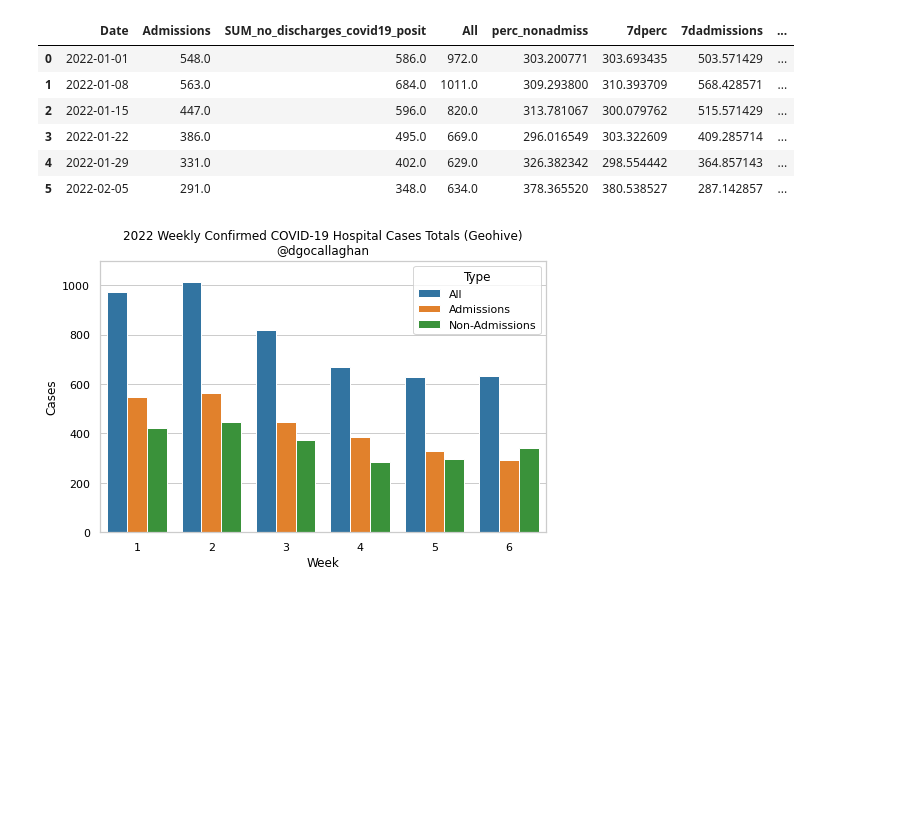
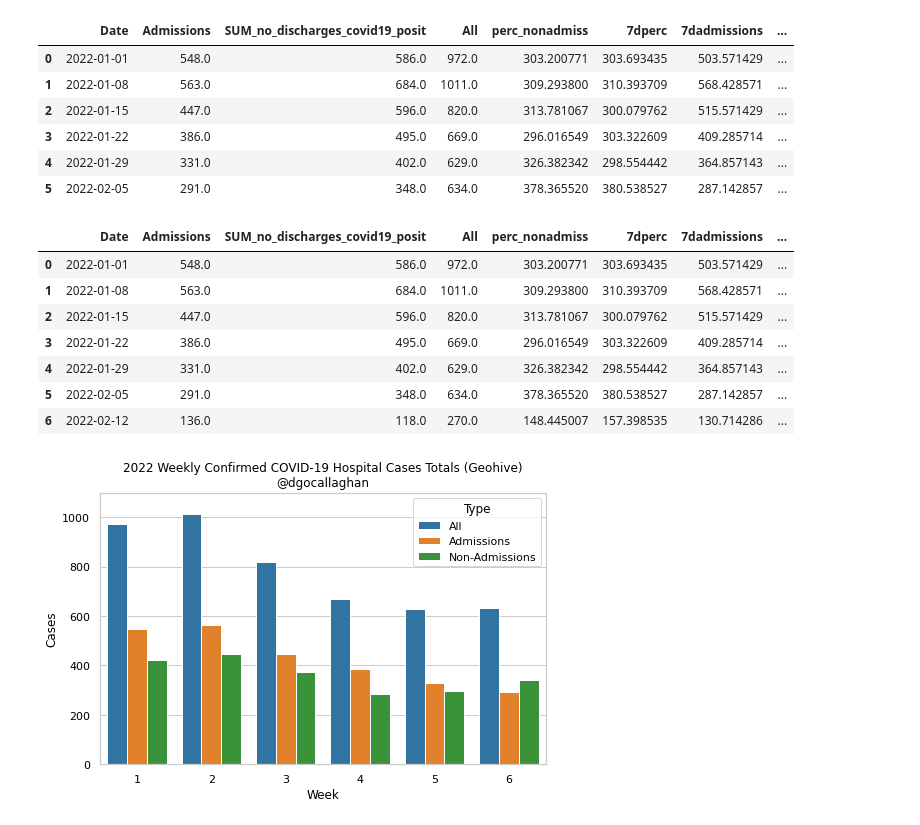
Before and after one commit to derekocallaghan/covid19data, a Jupyter notebook: notebooks/Daily Reported Cases.ipynb, the cells around one changed output. Saved outputs shown, nothing was run; the diff lists cells and outputs as text; code cells hidden in the pictures; blank space fills up the shorter version.

```diff
--- a/notebooks/Daily Reported Cases.ipynb
+++ b/notebooks/Daily Reported Cases.ipynb
@@ -276,6 +276,21 @@ whdf
 | 3 | 2022-01-22 | 386.0 | 495.0 | 669.0 | 296.016549 | 303.322609 | 409.285714 | ... |
 | 4 | 2022-01-29 | 331.0 | 402.0 | 629.0 | 326.382342 | 298.554442 | 364.857143 | ... |
 | 5 | 2022-02-05 | 291.0 | 348.0 | 634.0 | 378.365520 | 380.538527 | 287.142857 | ... |
+# %%
+whdf = hdf[(hdf.Date>='2022-01-01') & (hdf.Date<'2023-02-12')].resample('7D', on='Date').sum().reset_index()
+d = timedelta(days=6)
+whdf['strdate'] = whdf.Date.apply(lambda x: (x+d).strftime('%Y-%m-%d'))
+whdf['Week'] = whdf.index+1
+whdf
+# %% [output]
+|  | Date | Admissions | SUM_no_discharges_covid19_posit | All | perc_nonadmiss | 7dperc | 7dadmissions | ... |
+| 0 | 2022-01-01 | 548.0 | 586.0 | 972.0 | 303.200771 | 303.693435 | 503.571429 | ... |
+| 1 | 2022-01-08 | 563.0 | 684.0 | 1011.0 | 309.293800 | 310.393709 | 568.428571 | ... |
+| 2 | 2022-01-15 | 447.0 | 596.0 | 820.0 | 313.781067 | 300.079762 | 515.571429 | ... |
+| 3 | 2022-01-22 | 386.0 | 495.0 | 669.0 | 296.016549 | 303.322609 | 409.285714 | ... |
+| 4 | 2022-01-29 | 331.0 | 402.0 | 629.0 | 326.382342 | 298.554442 | 364.857143 | ... |
+| 5 | 2022-02-05 | 291.0 | 348.0 | 634.0 | 378.365520 | 380.538527 | 287.142857 | ... |
+| 6 | 2022-02-12 | 136.0 | 118.0 | 270.0 | 148.445007 | 157.398535 | 130.714286 | ... |
 # %%
 whdf = hdf[(hdf.Date>='2022-01-01') & (hdf.Date<'2022-02-12')].resample('7D', on='Date').sum().reset_index()
 d = timedelta(days=6)
```
Also changed, not shown: parts of 20 cells of this notebook, 4 other files.
